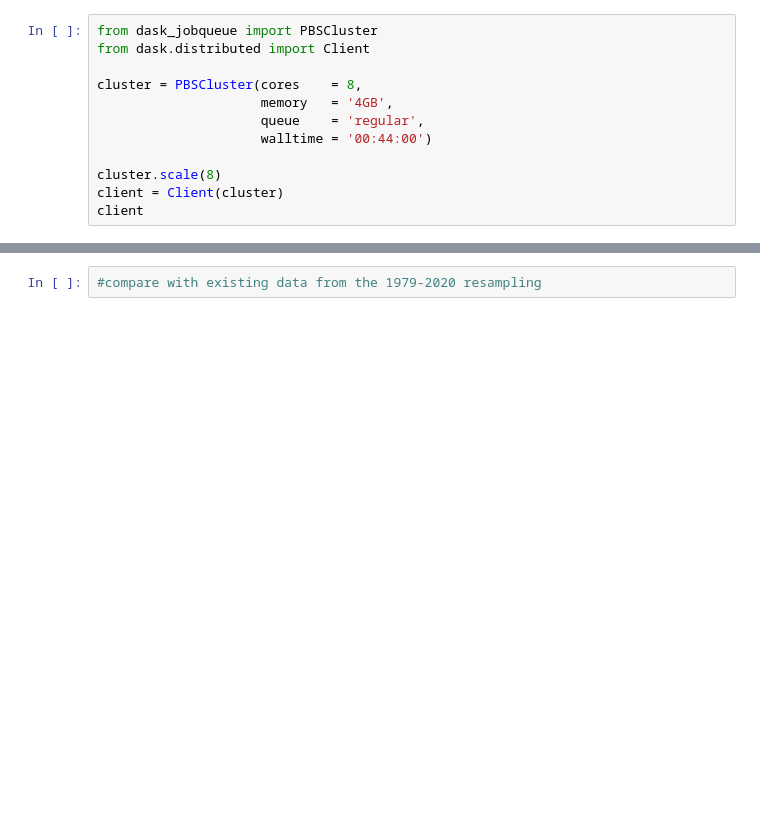
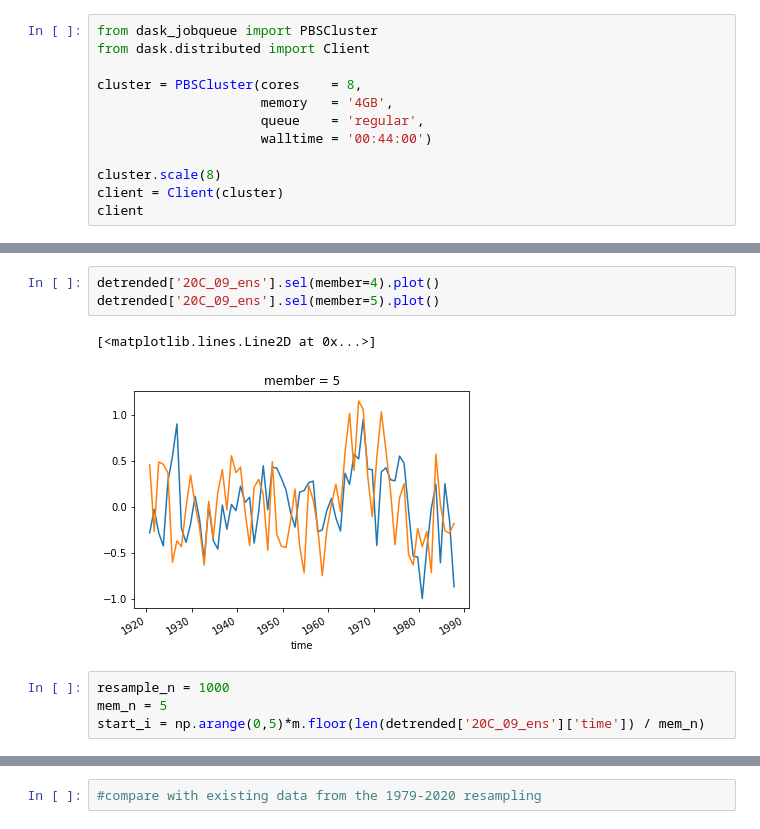
Before and after one commit to chrisrwp/synthetic-ensemble, a Jupyter notebook: SIA/CESM_pi_control.ipynb, the cells around one changed output, grey strips where cells are left out. Saved outputs shown, nothing was run; the diff lists cells and outputs as text; blank space fills up the shorter version.

```diff
--- a/SIA/CESM_pi_control.ipynb
+++ b/SIA/CESM_pi_control.ipynb
@@ -60,0 +76,10 @@ client
+# %%
+detrended['20C_09_ens'].sel(member=4).plot()
+detrended['20C_09_ens'].sel(member=5).plot()
+# %% [output]
+[<matplotlib.lines.Line2D at 0x...>]
+[figure, added]
+# %%
+resample_n = 1000
+mem_n = 5
+start_i = np.arange(0,5)*m.floor(len(detrended['20C_09_ens']['time']) / mem_n)
```
Also changed, not shown: parts of 58 cells of this notebook, 26 other files.
